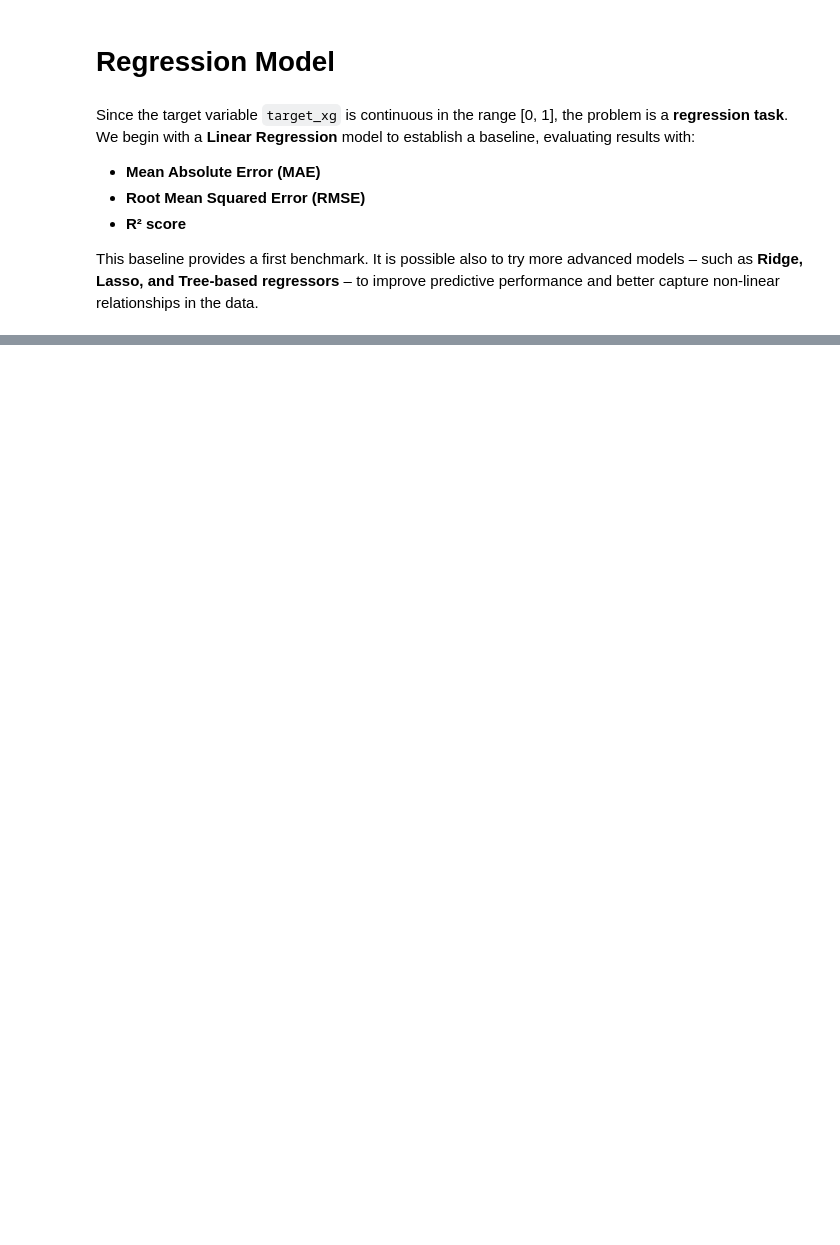
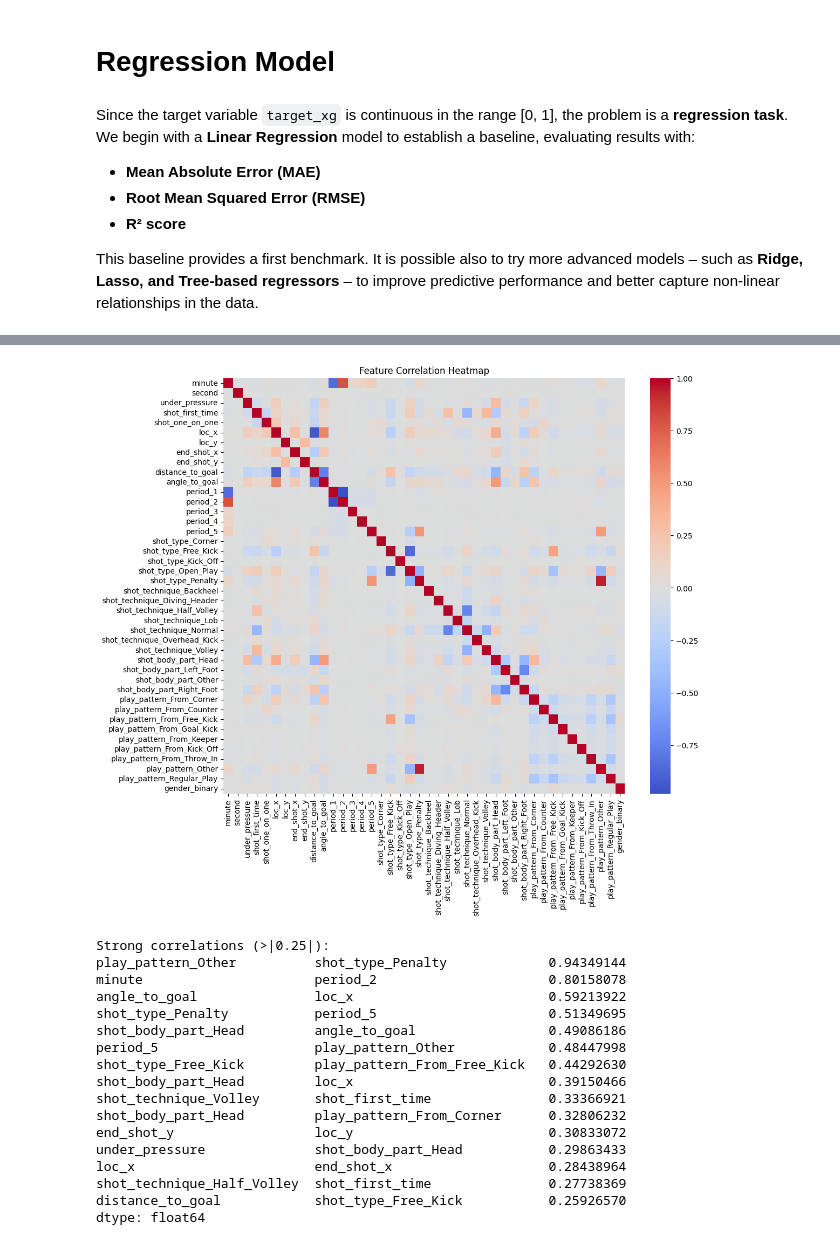
Before and after one commit to Manuele23/Parma-assignment, a Jupyter notebook: task1_xg/04_regression_model.ipynb, the cells around one changed output, grey strips where cells are left out. Drawn from its saved outputs; the diff is of its cells as text; code cells hidden in the pictures; blank space fills up the shorter version.

```diff
--- a/task1_xg/04_regression_model.ipynb
+++ b/task1_xg/04_regression_model.ipynb
@@ -44,0 +454,48 @@ print("R²:", r2)
+# %%
+import pandas as pd
+import seaborn as sns
+import matplotlib.pyplot as plt
+
+# Assuming X is your DataFrame with the features
+corr_matrix = X_ds1.corr()
+
+# Correlation Heatmap
+plt.figure(figsize=(12,10))
+sns.heatmap(corr_matrix, cmap="coolwarm", center=0, cbar=True)
+plt.title("Feature Correlation Heatmap")
+plt.show()
+
+# Take absolute values of correlations
+corr_pairs = (
+    corr_matrix
+    .unstack() # flatten matrix
+    .sort_values(ascending=False) # sort from strongest to weakest
+)
+
+# Remove duplicates and diagonal
+corr_pairs = corr_pairs[
+    (corr_pairs < 1.0)  # drop self-correlation
+].drop_duplicates()
+
+# Print only strong correlations (threshold can be adjusted)
+print("Strong correlations (>|0.25|):")
+print(corr_pairs[corr_pairs > 0.25])
+# %% [output]
+[figure, added]
+Strong correlations (>|0.25|):
+play_pattern_Other          shot_type_Penalty             0.94349144
+minute                      period_2                      0.80158078
+angle_to_goal               loc_x                         0.59213922
+shot_type_Penalty           period_5                      0.51349695
+shot_body_part_Head         angle_to_goal                 0.49086186
+period_5                    play_pattern_Other            0.48447998
+shot_type_Free_Kick         play_pattern_From_Free_Kick   0.44292630
+shot_body_part_Head         loc_x                         0.39150466
+shot_technique_Volley       shot_first_time               0.33366921
+shot_body_part_Head         play_pattern_From_Corner      0.32806232
+end_shot_y                  loc_y                         0.30833072
+under_pressure              shot_body_part_Head           0.29863433
+loc_x                       end_shot_x                    0.28438964
+shot_technique_Half_Volley  shot_first_time               0.27738369
+distance_to_goal            shot_type_Free_Kick           0.25926570
+dtype: float64
```
Also changed, not shown: parts of 14 cells of this notebook, 5 other files.
